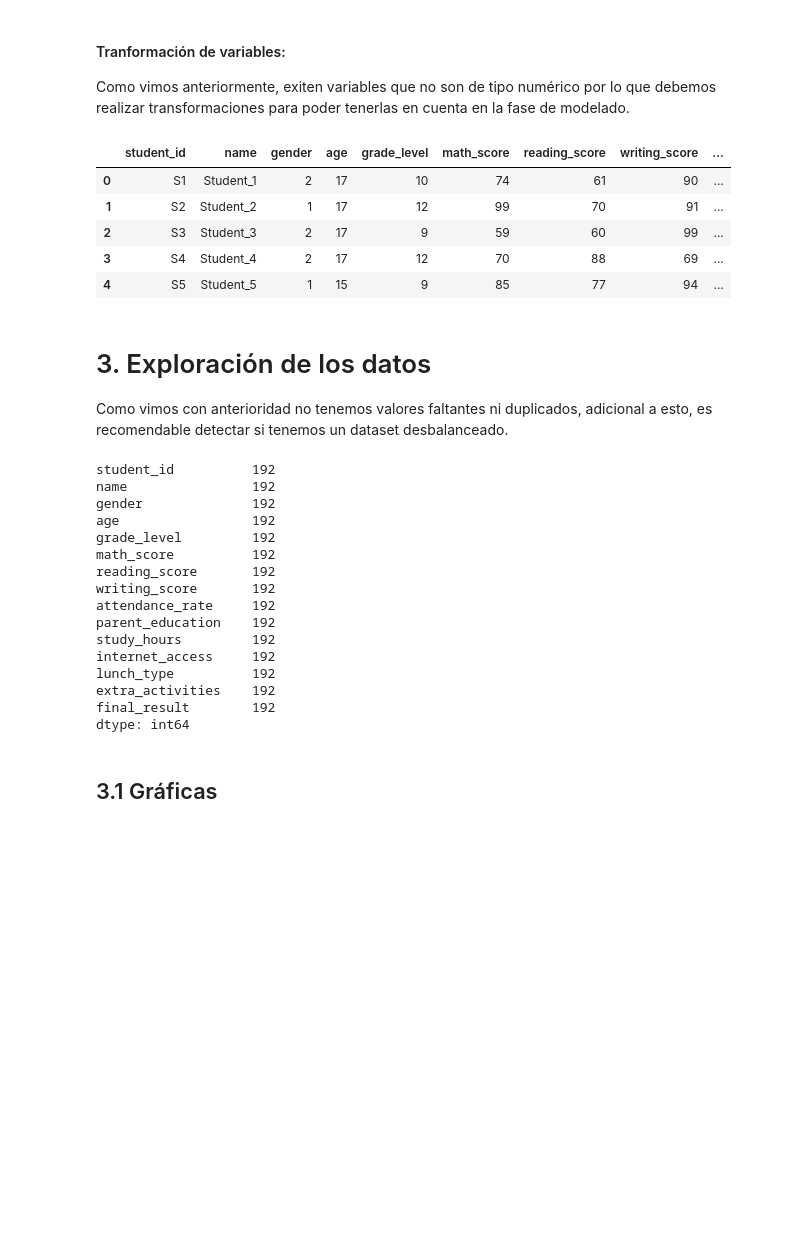
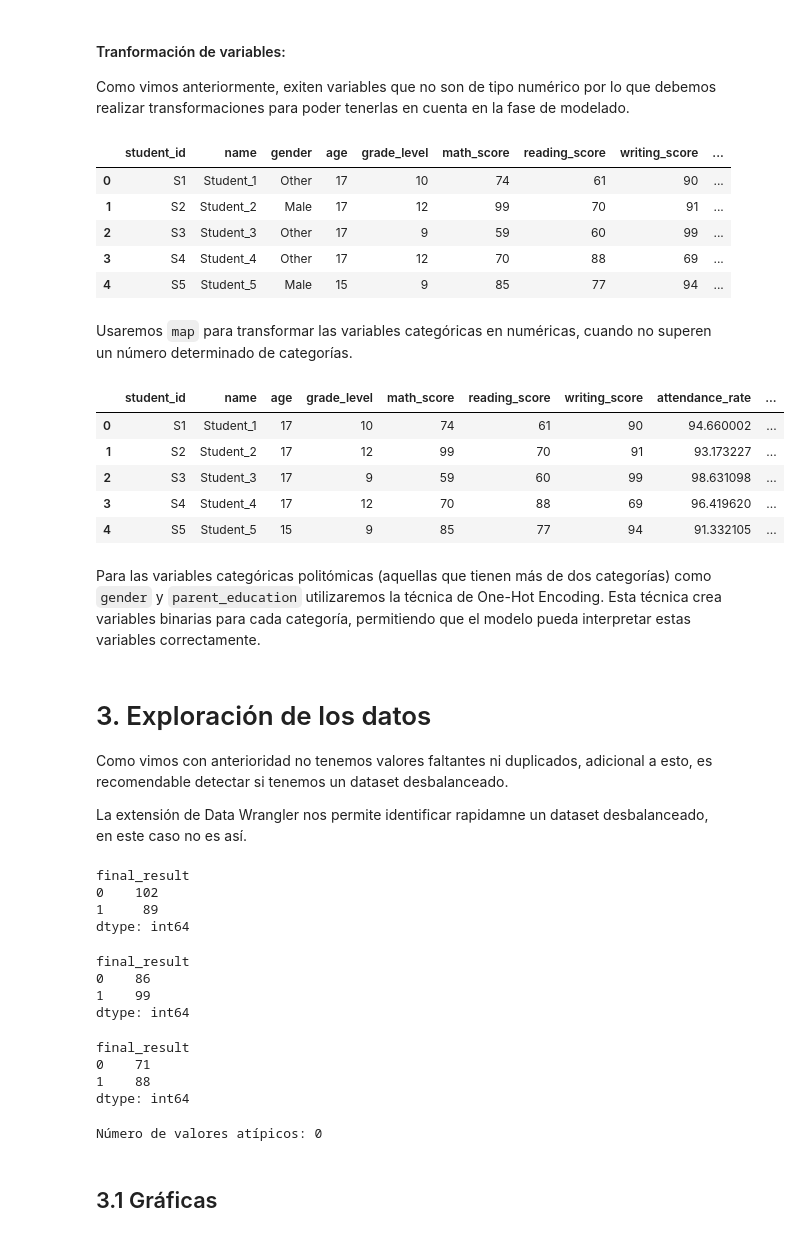
Before and after one commit to DDRM22/Proyectos, a Jupyter notebook: 2025/Evaluación desempeño educativo/Evaluación_Desempeño.ipynb, the cells around one changed output. Cells and saved outputs as stored; diff of their text form; code cells hidden in the pictures; blank space fills up the shorter version.

```diff
--- a/2025/Evaluación desempeño educativo/Evaluación_Desempeño.ipynb
+++ b/2025/Evaluación desempeño educativo/Evaluación_Desempeño.ipynb
@@ -133,8 +137,6 @@ Como vimos anteriormente, exiten variables que no son de tipo numérico por lo q
 # Transformación de variables
 
 data_raw["lunch_type"] = data_raw["lunch_type"].map({"Standard":1, "Free or reduced":0})
-data_raw["gender"] = data_raw["gender"].map({"Male":1, "Female":0, "Other":2})
-data_raw["parent_education"]= data_raw["parent_education"].map({"Bachelor's":1,"PhD":2,"High School":3,"Master's":4})
 data_raw["internet_access"]= data_raw["internet_access"].map({"Yes":1,"No":0})
 data_raw["extra_activities"]= data_raw["extra_activities"].map({"Yes":1,"No":0})
 data_raw["final_result"]= data_raw["final_result"].map({"Pass":1,"Fail":0})
@@ -142,36 +144,70 @@ data_raw["final_result"]= data_raw["final_result"].map({"Pass":1,"Fail":0})
 data_raw.head()
 # %% [output]
 |  | student_id | name | gender | age | grade_level | math_score | reading_score | writing_score | ... |
-| 0 | S1 | Student_1 | 2 | 17 | 10 | 74 | 61 | 90 | ... |
-| 1 | S2 | Student_2 | 1 | 17 | 12 | 99 | 70 | 91 | ... |
-| 2 | S3 | Student_3 | 2 | 17 | 9 | 59 | 60 | 99 | ... |
-| 3 | S4 | Student_4 | 2 | 17 | 12 | 70 | 88 | 69 | ... |
-| 4 | S5 | Student_5 | 1 | 15 | 9 | 85 | 77 | 94 | ... |
+| 0 | S1 | Student_1 | Other | 17 | 10 | 74 | 61 | 90 | ... |
+| 1 | S2 | Student_2 | Male | 17 | 12 | 99 | 70 | 91 | ... |
+| 2 | S3 | Student_3 | Other | 17 | 9 | 59 | 60 | 99 | ... |
+| 3 | S4 | Student_4 | Other | 17 | 12 | 70 | 88 | 69 | ... |
+| 4 | S5 | Student_5 | Male | 15 | 9 | 85 | 77 | 94 | ... |
+# %% [markdown]
+Usaremos `map` para transformar las variables categóricas en numéricas, cuando no superen un número determinado de categorías.
+# %%
+# Transformación de variables categóricas a numéricas
+
+data_encoder= pd.get_dummies(data_raw, columns=["gender","parent_education"])
+
+data_encoder.head()
+# %% [output]
+|  | student_id | name | age | grade_level | math_score | reading_score | writing_score | attendance_rate | ... |
+| 0 | S1 | Student_1 | 17 | 10 | 74 | 61 | 90 | 94.660002 | ... |
+| 1 | S2 | Student_2 | 17 | 12 | 99 | 70 | 91 | 93.173227 | ... |
+| 2 | S3 | Student_3 | 17 | 9 | 59 | 60 | 99 | 98.631098 | ... |
+| 3 | S4 | Student_4 | 17 | 12 | 70 | 88 | 69 | 96.419620 | ... |
+| 4 | S5 | Student_5 | 15 | 9 | 85 | 77 | 94 | 91.332105 | ... |
+# %% [markdown]
+Para las variables categóricas politómicas (aquellas que tienen más de dos categorías) como `gender` y `parent_education` utilizaremos la técnica de One-Hot Encoding. Esta técnica crea variables binarias para cada categoría, permitiendo que el modelo pueda interpretar estas variables correctamente.
 # %% [markdown]
 # 3. Exploración de los datos
 
 Como vimos con anterioridad no tenemos valores faltantes ni duplicados, adicional a esto, es recomendable detectar si tenemos un dataset desbalanceado.
+
+La extensión de Data Wrangler nos permite identificar rapidamne un dataset desbalanceado, en este caso no es así.
 # %%
 # Condiciones de filtrado
 
-data_raw[(data_raw["gender"] == 1) & (data_raw["extra_activities"] == 1)].count()
+data_encoder[(data_encoder["gender_Male"] == 1) & (data_encoder["extra_activities"] == 1)].groupby("final_result").size()
 # %% [output]
-student_id          192
-name                192
-gender              192
-age                 192
-grade_level         192
-math_score          192
-reading_score       192
-writing_score       192
-attendance_rate     192
-parent_education    192
-study_hours         192
-internet_access     192
-lunch_type          192
-extra_activities    192
-final_result        192
+final_result
+0    102
+1     89
 dtype: int64
+# %%
+
+data_encoder[(data_encoder["gender_Female"] == 1) & (data_encoder["extra_activities"] == 1)].groupby("final_result").size()
+# %% [output]
+final_result
+0    86
+1    99
+dtype: int64
+# %%
+
+data_encoder[(data_encoder["gender_Other"] == 1) & (data_encoder["extra_activities"] == 1)].groupby("final_result").size()
+# %% [output]
+final_result
+0    71
+1    88
+dtype: int64
+# %%
+# Detección de valores atípicos
+# Rangos intercuartílicos (IQR)
+
+Q1 = data_encoder["attendance_rate"].quantile(0.25)
+Q3 = data_encoder["attendance_rate"].quantile(0.75)
+IQR = Q3 - Q1
+outliers = data_encoder[(data_encoder["attendance_rate"] < (Q1 - 1.5 * IQR)) | (data_encoder["attendance_rate"] > (Q3 + 1.5 * IQR))]
+print(f"Número de valores atípicos: {len(outliers)}")
+# %% [output]
+Número de valores atípicos: 0
 # %% [markdown]
 ## 3.1 Gráficas
 # %%
```
Also changed, not shown: parts of 12 cells of this notebook.
